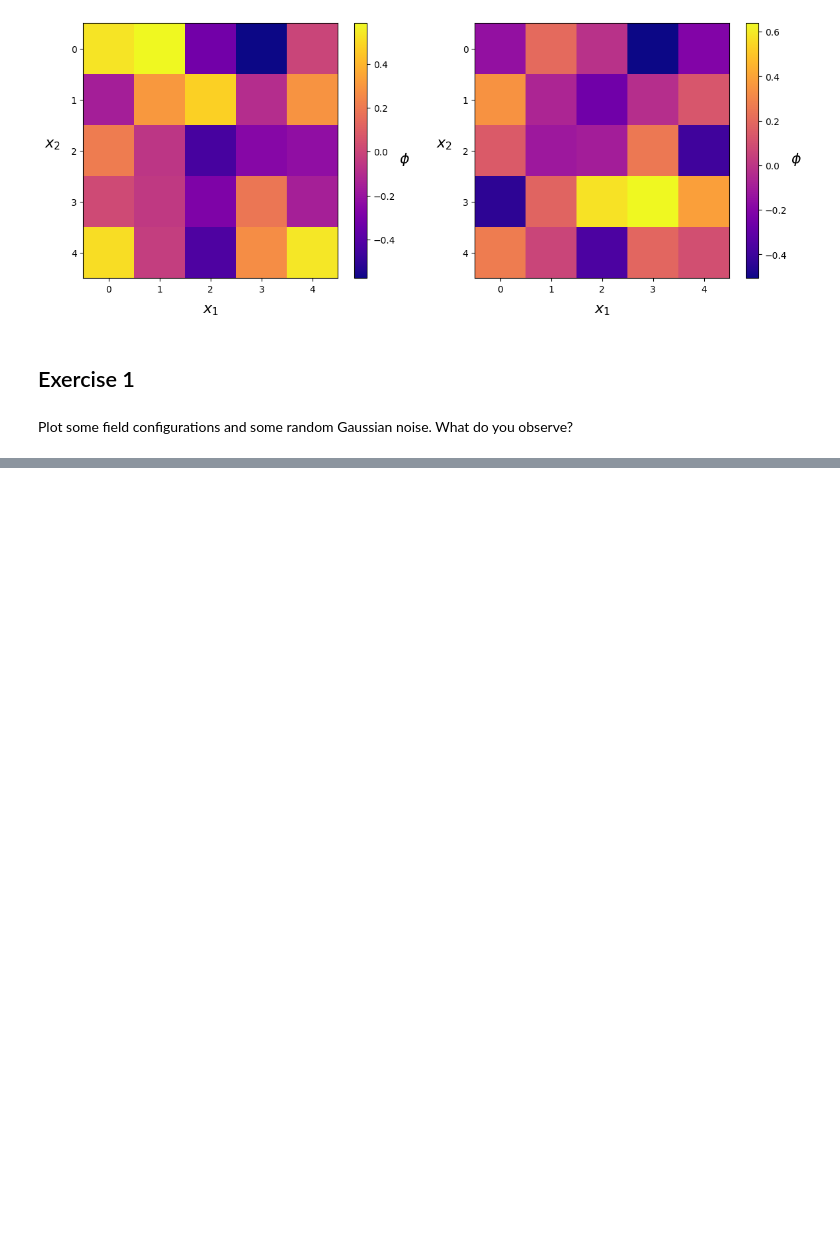
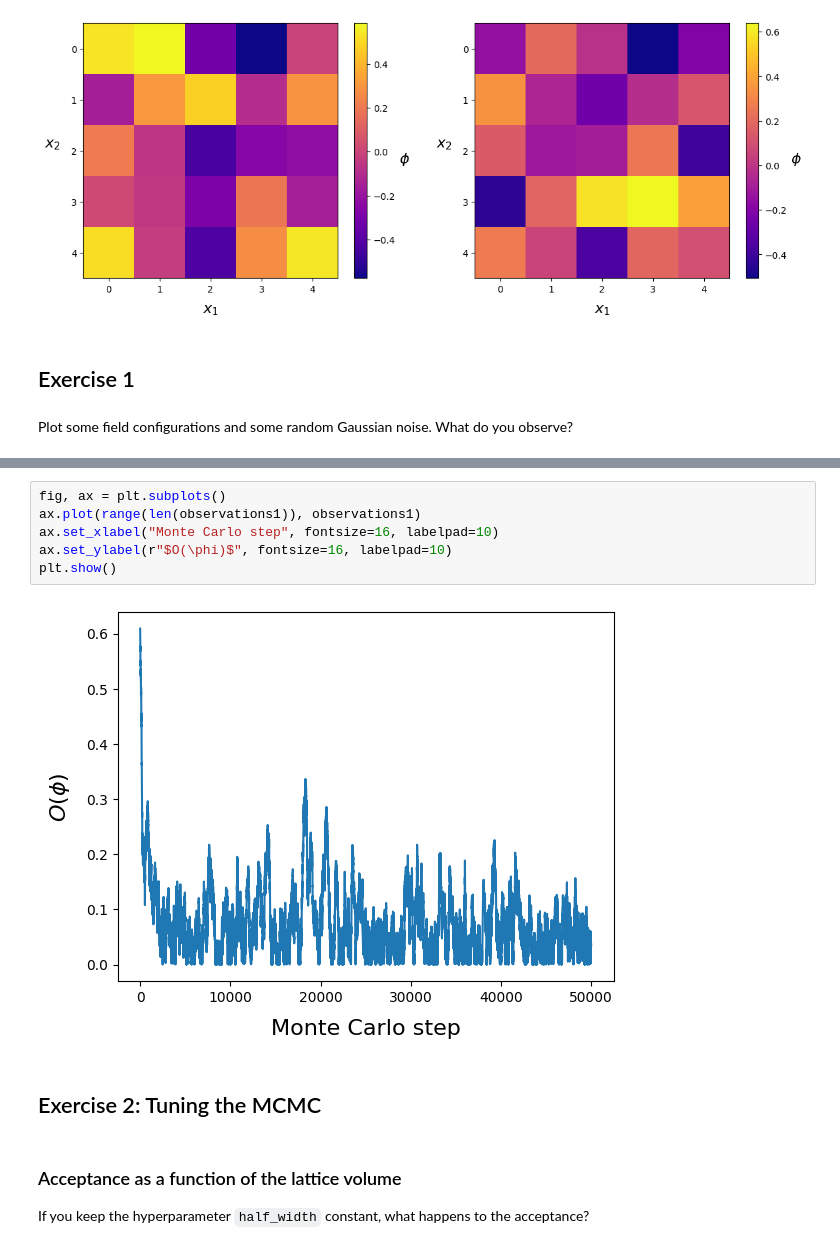
Before and after one commit to victorgran/phi4-lattice, a Jupyter notebook: phi4/metropolis.ipynb, the cells around one changed output, grey strips where cells are left out. Drawn from its saved outputs; the diff is of its cells as text; blank space fills up the shorter version.

Commit message:
Started exercise 2 in notebook for the metropolis algorithm. Saved data as a .npy file to avoid recomputing every time.

```diff
--- a/phi4/metropolis.ipynb
+++ b/phi4/metropolis.ipynb
@@ -70,0 +83,14 @@ plt.show()
+# %%
+fig, ax = plt.subplots()
+ax.plot(range(len(observations1)), observations1)
+ax.set_xlabel("Monte Carlo step", fontsize=16, labelpad=10)
+ax.set_ylabel(r"$O(\phi)$", fontsize=16, labelpad=10)
+plt.show()
+# %% [output]
+[figure, added]
+# %% [markdown]
+## Exercise 2: Tuning the MCMC
+# %% [markdown]
+### Acceptance as a function of the lattice volume
+
+If you keep the hyperparameter `half_width` constant, what happens to the acceptance?
```
Also changed, not shown: parts of 7 cells of this notebook, 1 other file.
